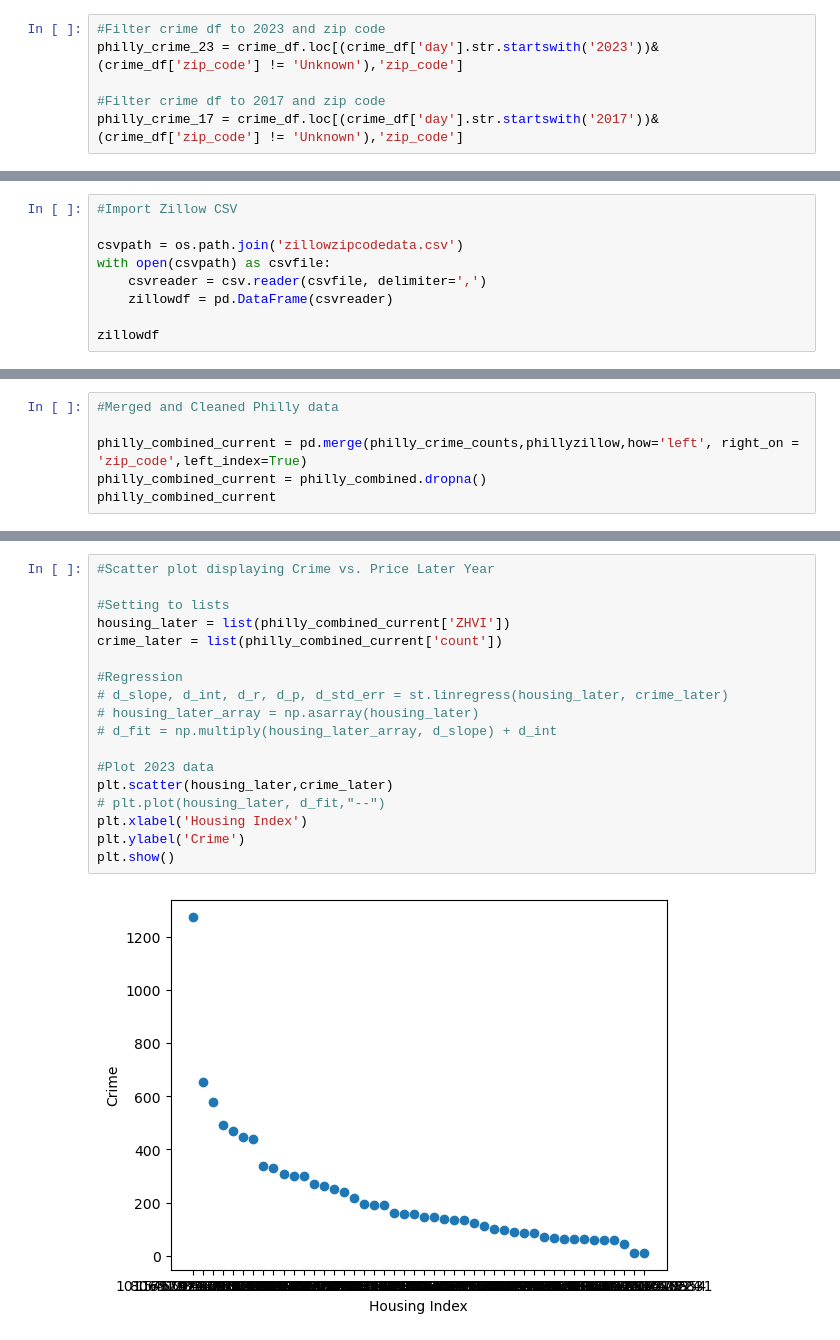
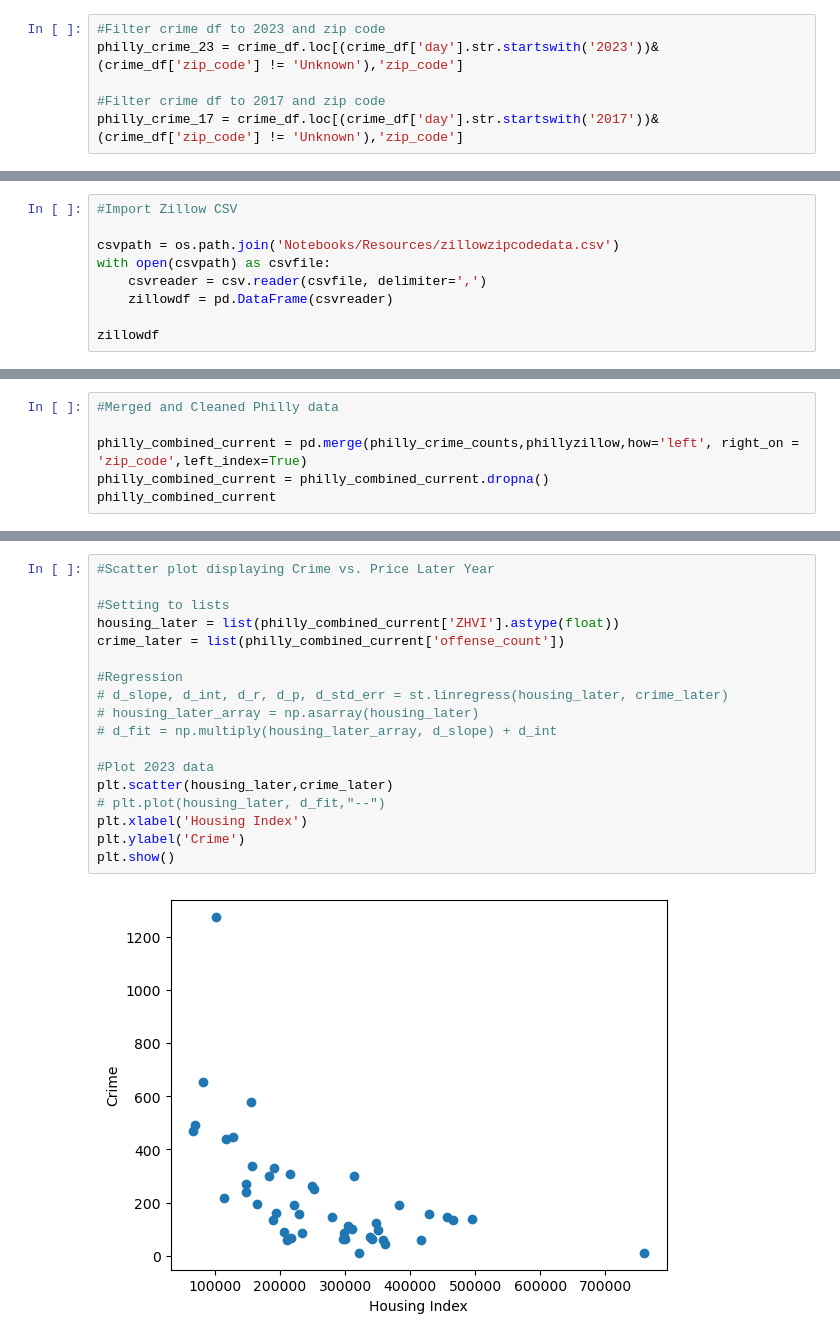
Before and after one commit to n-o-karma/Group3Project1, a Jupyter notebook: Crime vs. Housing Scatter Plots .ipynb, the cells around one changed output, grey strips where cells are left out. Cells and saved outputs as stored; diff of their text form.

```diff
--- a/Crime vs. Housing Scatter Plots .ipynb
+++ b/Crime vs. Housing Scatter Plots .ipynb
@@ -94,7 +92,7 @@ philly_crime_counts_2017
 # %%
 #Import Zillow CSV
 
-csvpath = os.path.join('zillowzipcodedata.csv')
+csvpath = os.path.join('Notebooks/Resources/zillowzipcodedata.csv')
 with open(csvpath) as csvfile:
     csvreader = csv.reader(csvfile, delimiter=',')
     zillowdf = pd.DataFrame(csvreader)
@@ -175,6 +173,6 @@ phillyzillow_17
 #Merged and Cleaned Philly data
 
 philly_combined_current = pd.merge(philly_crime_counts,phillyzillow,how='left', right_on = 'zip_code',left_index=True)
-philly_combined_current = philly_combined.dropna()
+philly_combined_current = philly_combined_current.dropna()
 philly_combined_current
 # %% [output]
@@ -240,20 +238,20 @@ plt.show()
 # %%
 #Scatter plot displaying Crime vs. Price Later Year
 
 #Setting to lists
-housing_later = list(philly_combined_current['ZHVI'])
-crime_later = list(philly_combined_current['count'])
+housing_later = list(philly_combined_current['ZHVI'].astype(float))
+crime_later = list(philly_combined_current['offense_count'])
 
 #Regression
 # d_slope, d_int, d_r, d_p, d_std_err = st.linregress(housing_later, crime_later)
 # housing_later_array = np.asarray(housing_later)
 # d_fit = np.multiply(housing_later_array, d_slope) + d_int
 
 #Plot 2023 data
 plt.scatter(housing_later,crime_later)
 # plt.plot(housing_later, d_fit,"--")
 plt.xlabel('Housing Index')
 plt.ylabel('Crime')
 plt.show()
 # %% [output]
-[figure, old version]
+[figure, new version]
```
Also changed, not shown: parts of 8 cells of this notebook.
